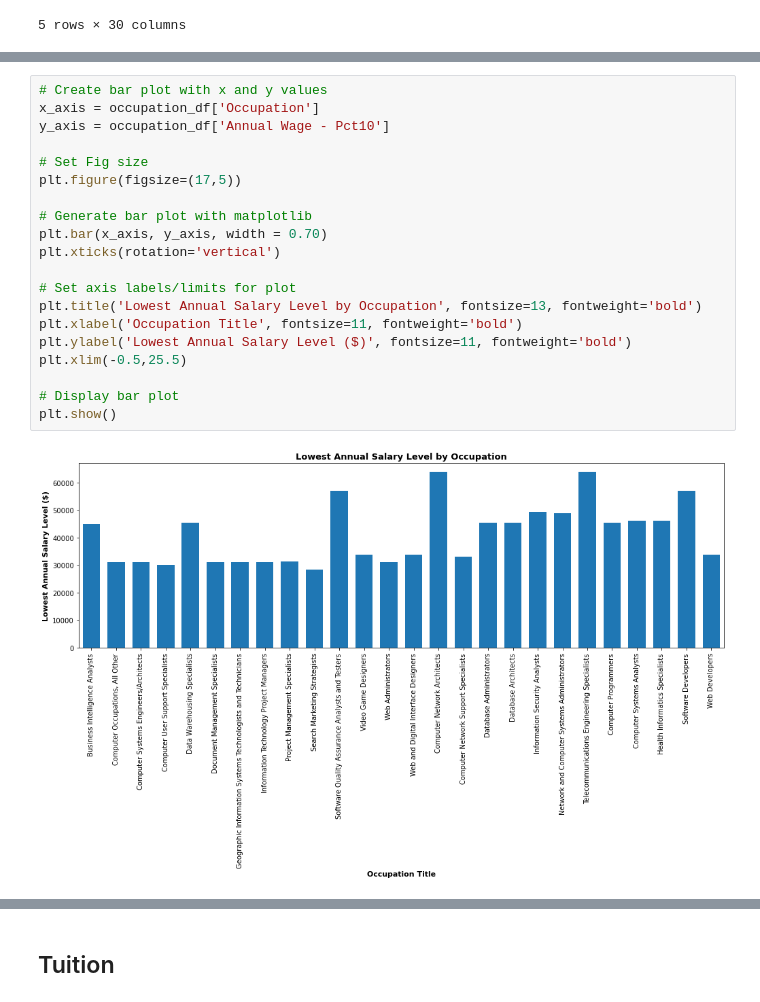
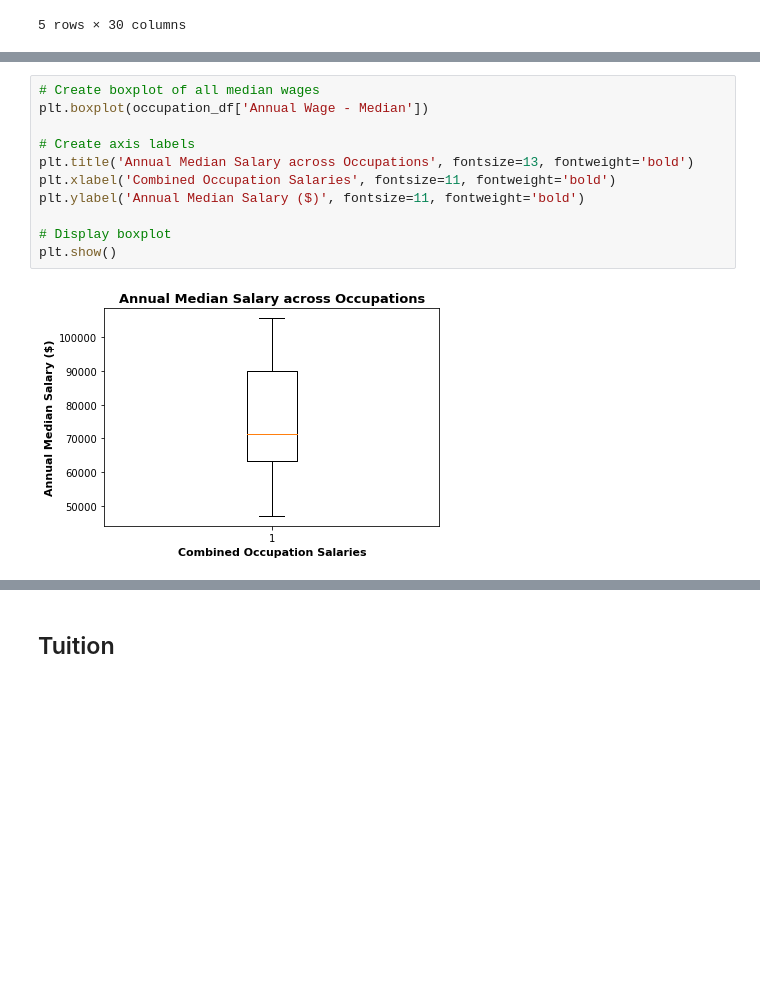
Before and after one commit to Project-1-2021/ValueOfCollege, a Jupyter notebook: Data_Analysis.ipynb, the cells around one changed output, grey strips where cells are left out. Cells and saved outputs as stored; diff of their text form; blank space fills up the shorter version.

Commit message:
fixing chart formats

```diff
--- a/Data_Analysis.ipynb
+++ b/Data_Analysis.ipynb
@@ -70,22 +73,13 @@ plt.show()
 # %%
-# Create bar plot with x and y values
-x_axis = occupation_df['Occupation']
-y_axis = occupation_df['Annual Wage - Pct10']
+# Create boxplot of all median wages
+plt.boxplot(occupation_df['Annual Wage - Median'])
 
-# Set Fig size
-plt.figure(figsize=(17,5))
+# Create axis labels
+plt.title('Annual Median Salary across Occupations', fontsize=13, fontweight='bold')
+plt.xlabel('Combined Occupation Salaries', fontsize=11, fontweight='bold')
+plt.ylabel('Annual Median Salary ($)', fontsize=11, fontweight='bold')
 
-# Generate bar plot with matplotlib
-plt.bar(x_axis, y_axis, width = 0.70)
-plt.xticks(rotation='vertical')
-
-# Set axis labels/limits for plot
-plt.title('Lowest Annual Salary Level by Occupation', fontsize=13, fontweight='bold')
-plt.xlabel('Occupation Title', fontsize=11, fontweight='bold')
-plt.ylabel('Lowest Annual Salary Level ($)', fontsize=11, fontweight='bold')
-plt.xlim(-0.5,25.5)
-
-# Display bar plot
+# Display boxplot
 plt.show()
 # %% [output]
-[figure, old version]
+[figure, new version]
```
Also changed, not shown: parts of 4 cells of this notebook.
